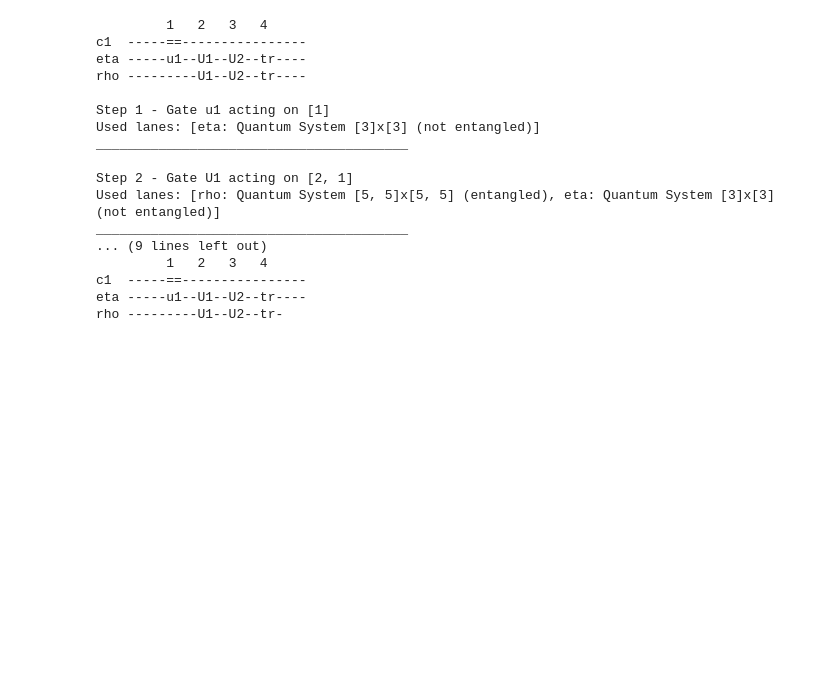
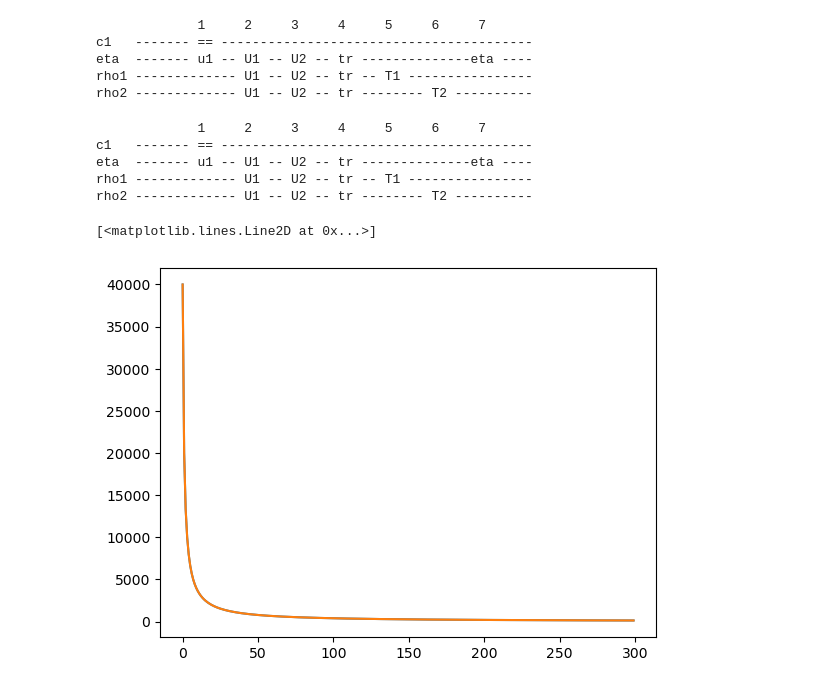
Before and after one commit to fedesss98/phaseonium-evolution, a Jupyter notebook: 01-circuit.ipynb, the cells around one changed output. Cells and saved outputs as stored; diff of their text form; code cells hidden in the pictures; blank space fills up the shorter version.

Commit message:
Better circuits and new gates

```diff
--- a/01-circuit.ipynb
+++ b/01-circuit.ipynb
@@ -17,10 +17,10 @@ import os
 from IPython.display import Markdown, display
 # %%
 TIMESTEPS = 5000
-TIMEDELTA = 1e-01
+TIMEDELTA = 1e-02
 OMEGA = 0.5  # Strength of Interaction
 
-D = 5
+D = 10
 
 p = Physics(dimension=D, interaction_strength=OMEGA, interaction_time=TIMEDELTA)
 
@@ -33,8 +33,8 @@ delta1 = 0
 delta2 = -phi
 # %%
 eta = use.create_ancilla_qobj(alpha, beta, phi)
-rho1 = use.create_system_qobj('fock', n_dims=D)
-rho2 = use.create_system_qobj('fock', n_dims=D)
+rho1 = use.create_system_qobj('coherent', n_dims=D)
+rho2 = use.create_system_qobj('coherent', n_dims=D)
 
 display(qutip.tensor(rho1, rho2))
 # %% [output]
@@ -121,35 +151,44 @@ class QuantumCircuit(qc.Circuit):
         self.gates = [
             DephasingGate(self, [1], name='u1', control_lane=0),
             # MeasureGate(self, [1], name='mi'),
-            FirstTimeEvolutionGate(self, [2, 1], name='U1'),
+            FirstTimeEvolutionGate(self, [3, 2, 1], name='U1'),
             # MeasureGate(self, [1], name='ms', partial_system=2),
-            SecondTimeEvolutionGate(self, [2, 1], name='U2'),
-            TraceOutGate(self, lanes=[2, 1], sys_to_keep=[0, 1], name='tr'),
+            SecondTimeEvolutionGate(self, [3, 2, 1], name='U2'),
+            TraceOutGate(self, [3, 2, 1], sys_to_keep=[0, 1], name='tr'),
+            MeasureTemperature(self, [2], sys_to_measure=0, name='T1', result_key='temperature S1'),
+            MeasureTemperature(self, [3], sys_to_measure=1, name='T2', result_key='temperature S2'),
+            ReplaceSystem(self, [1], new_system=eta, name='eta')
         ]
         self.lanes = [
             qc.Lane(self, +1, name='c1'),
             qc.Lane(self, eta, name='eta'),
-            qc.Lane(self, qutip.tensor(rho1, rho2), name='rho'),
+            qc.Lane(self, rho1, name='rho1'),
+            qc.Lane(self, rho2, name='rho2'),
         ]
 a = QuantumCircuit(n_lanes=3, logging=True)
 a.draw()
-a.run()
-a.draw()
 # %% [output]
-         1   2   3   4
-c1  -----==----------------
-eta -----u1--U1--U2--tr----
-rho ---------U1--U2--tr----
-
-Step 1 - Gate u1 acting on [1]
-Used lanes: [eta: Quantum System [3]x[3] (not entangled)]
-________________________________________
-
-Step 2 - Gate U1 acting on [2, 1]
-Used lanes: [rho: Quantum System [5, 5]x[5, 5] (entangled), eta: Quantum System [3]x[3] (not entangled)]
-________________________________________
-... (9 lines left out)
-         1   2   3   4
-c1  -----==----------------
-eta -----u1--U1--U2--tr----
-rho ---------U1--U2--tr-
+             1     2     3     4     5     6     7
+c1   ------- == ----------------------------------------
+eta  ------- u1 -- U1 -- U2 -- tr --------------eta ----
+rho1 ------------- U1 -- U2 -- tr -- T1 ----------------
+rho2 ------------- U1 -- U2 -- tr -------- T2 ----------
+# %%
+a.logging = False
+a.loop(50)
+a.update_lane(0, -1)
+a.loop(50)
+a.draw()
+# %% [output]
+             1     2     3     4     5     6     7
+c1   ------- == ----------------------------------------
+eta  ------- u1 -- U1 -- U2 -- tr --------------eta ----
+rho1 ------------- U1 -- U2 -- tr -- T1 ----------------
+rho2 ------------- U1 -- U2 -- tr -------- T2 ----------
+# %%
+y=[a.results['temperature S1'], a.results['temperature S2']]
+plt.plot(y[0])
+plt.plot(y[1])
+# %% [output]
+[<matplotlib.lines.Line2D at 0x...>]
+[figure, added]
```
Also changed, not shown: parts of 11 cells of this notebook, 1 other file.
